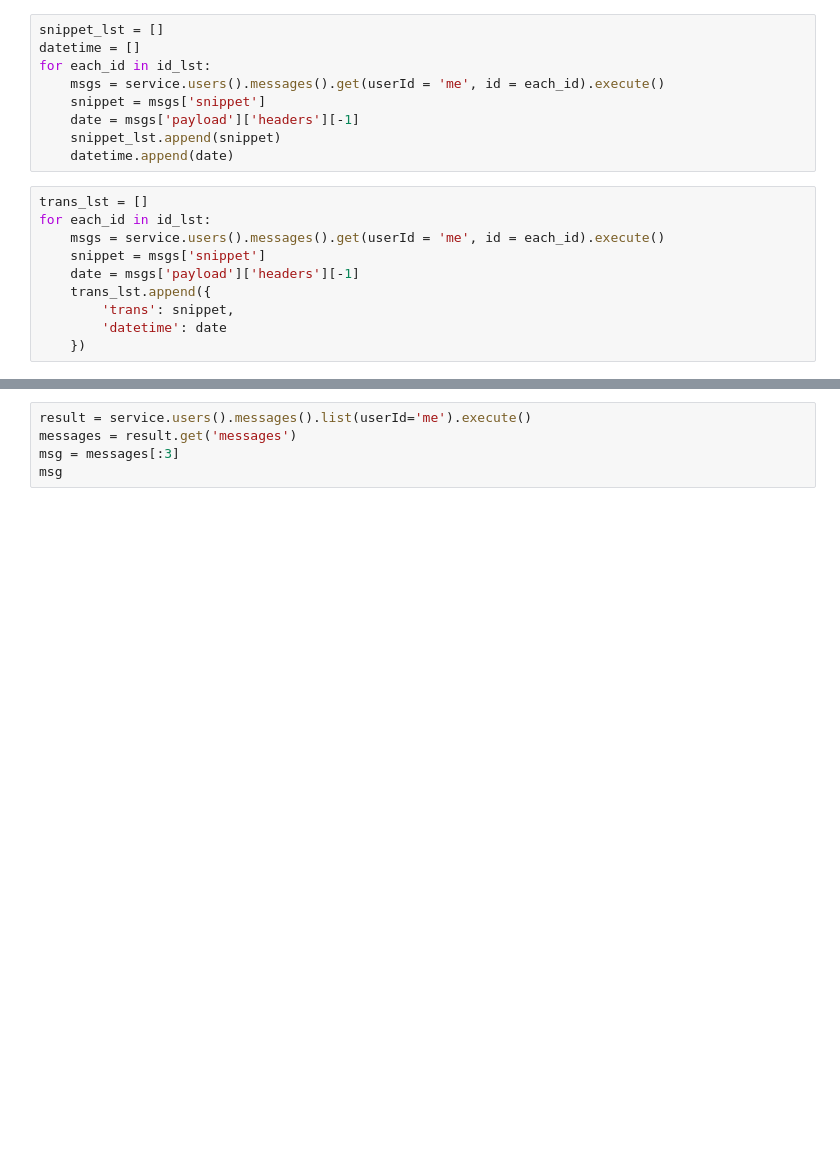
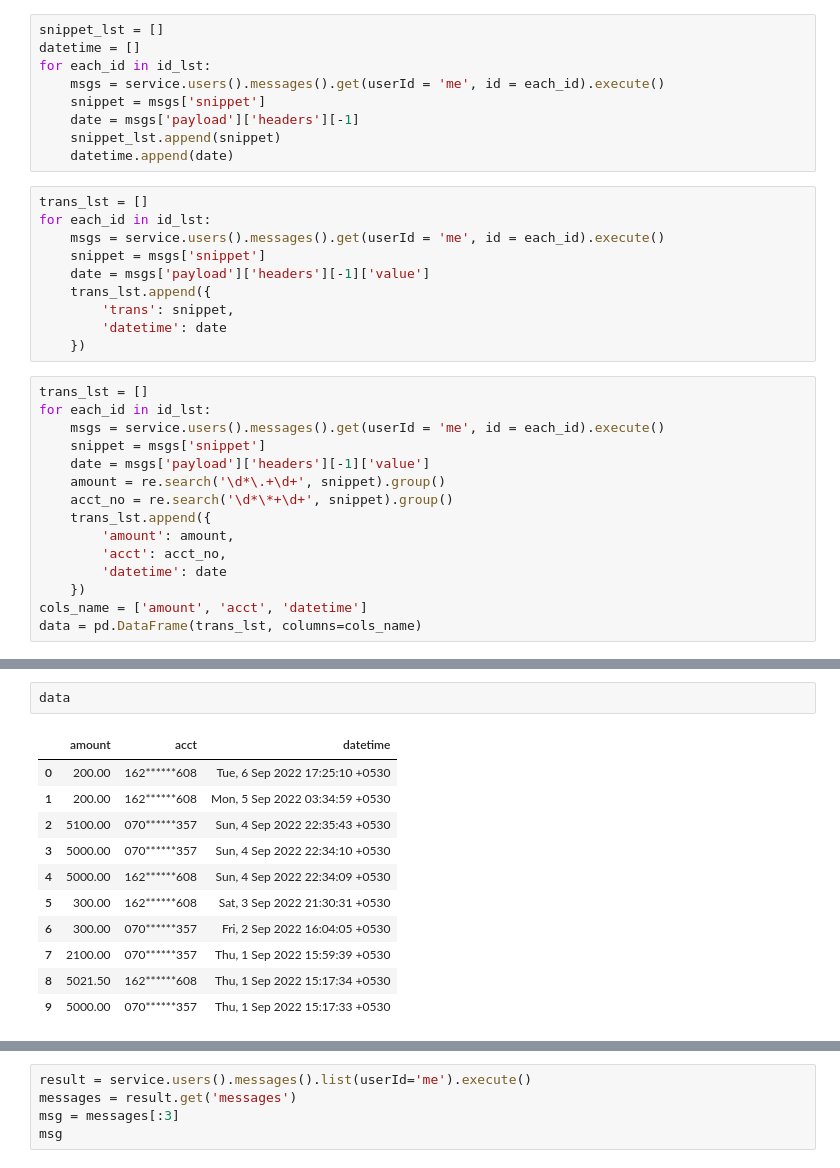
Before and after one commit to TelRich/Gmail_Scrapping_for_Bank_Transactions, a Jupyter notebook: mail.ipynb, the cells around one changed output, grey strips where cells are left out. Drawn from its saved outputs; the diff is of its cells as text; blank space fills up the shorter version.

```diff
--- a/mail.ipynb
+++ b/mail.ipynb
@@ -48,8 +49,23 @@ trans_lst = []
 for each_id in id_lst:
     msgs = service.users().messages().get(userId = 'me', id = each_id).execute()
     snippet = msgs['snippet']
-    date = msgs['payload']['headers'][-1]
+    date = msgs['payload']['headers'][-1]['value']
     trans_lst.append({
         'trans': snippet,
         'datetime': date
     })
+# %%
+trans_lst = []
+for each_id in id_lst:
+    msgs = service.users().messages().get(userId = 'me', id = each_id).execute()
+    snippet = msgs['snippet']
+    date = msgs['payload']['headers'][-1]['value']
+    amount = re.search('\d*\.+\d+', snippet).group()
+    acct_no = re.search('\d*\*+\d+', snippet).group()
+    trans_lst.append({
+        'amount': amount,
+        'acct': acct_no,
+        'datetime': date
+    })
+cols_name = ['amount', 'acct', 'datetime']
+data = pd.DataFrame(trans_lst, columns=cols_name)
@@ -56,3 +134,17 @@ for each_id in id_lst:
+# %%
+data
+# %% [output]
+|  | amount | acct | datetime |
+| 0 | 200.00 | 162******608 | Tue, 6 Sep 2022 17:25:10 +0530 |
+| 1 | 200.00 | 162******608 | Mon, 5 Sep 2022 03:34:59 +0530 |
+| 2 | 5100.00 | 070******357 | Sun, 4 Sep 2022 22:35:43 +0530 |
+| 3 | 5000.00 | 070******357 | Sun, 4 Sep 2022 22:34:10 +0530 |
+| 4 | 5000.00 | 162******608 | Sun, 4 Sep 2022 22:34:09 +0530 |
+| 5 | 300.00 | 162******608 | Sat, 3 Sep 2022 21:30:31 +0530 |
+| 6 | 300.00 | 070******357 | Fri, 2 Sep 2022 16:04:05 +0530 |
+| 7 | 2100.00 | 070******357 | Thu, 1 Sep 2022 15:59:39 +0530 |
+| 8 | 5021.50 | 162******608 | Thu, 1 Sep 2022 15:17:34 +0530 |
+| 9 | 5000.00 | 070******357 | Thu, 1 Sep 2022 15:17:33 +0530 |
 # %%
 trans_lst
 # %% [output]
```
Also changed, not shown: parts of 14 cells of this notebook.
